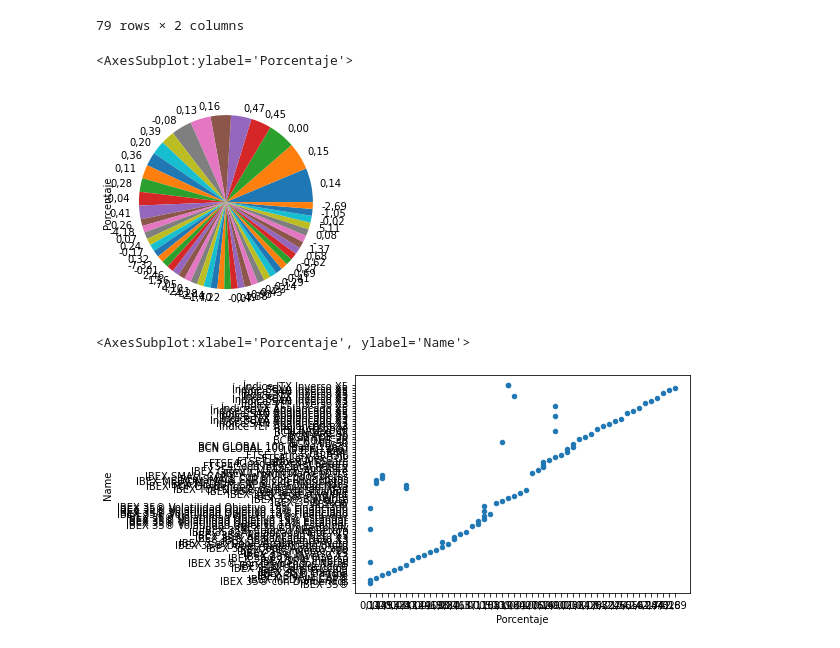
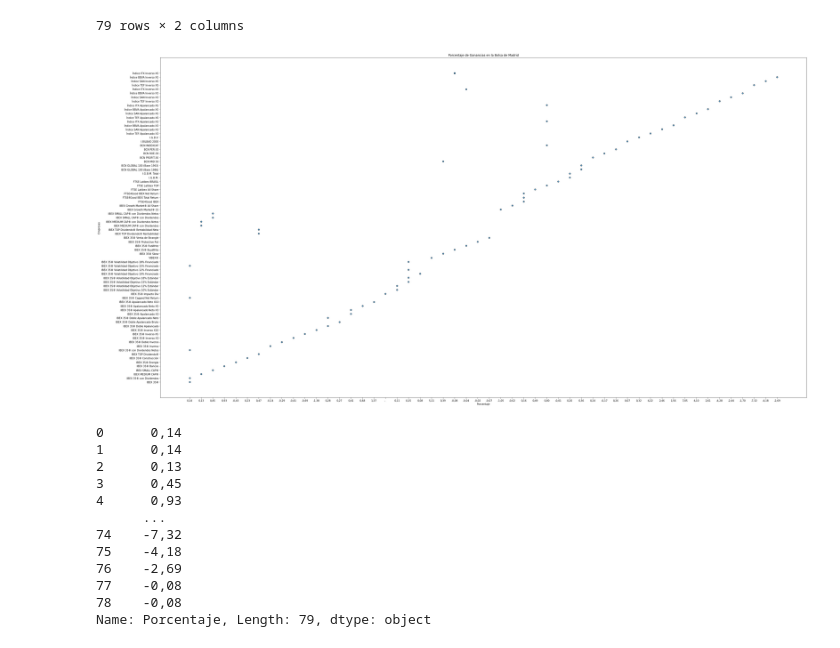
Before and after one commit to pptscdia2021/pp12021grupo7_a1-grupo-7, a Jupyter notebook: main.ipynb, the cells around one changed output. Drawn from its saved outputs; the diff is of its cells as text; code cells hidden in the pictures.

```diff
--- a/main.ipynb
+++ b/main.ipynb
@@ -72,14 +72,32 @@ df
 | 77 | Índice ITX Inverso X5 | -0,08 |
 | 78 | Índice ITX Inverso X5 | -0,08 |
 79 rows × 2 columns
-# %%
-serie=df.Porcentaje.value_counts()
-serie.plot.pie()
-# %% [output]
-<AxesSubplot:ylabel='Porcentaje'>
-[figure, removed]
-# %%
-df.plot.scatter(y="Name", x ="Porcentaje")
-# %% [output]
-<AxesSubplot:xlabel='Porcentaje', ylabel='Name'>
-[figure, removed]
+# %%
+
+
+names = df["Name"]
+porcentajes = df["Porcentaje"]
+
+matplotlib.rcParams["figure.figsize"] =40 , 20
+matplotlib.pyplot.scatter(porcentajes, names, edgecolors="black", linewidths=1,alpha=0.75)
+matplotlib.pyplot.title("Porcentaje de Ganancias en la Bolsa de Madrid")
+matplotlib.pyplot.xlabel("Porcentaje")
+matplotlib.pyplot.ylabel("Empresas")
+
+matplotlib.pyplot.tight_layout()
+matplotlib.pyplot.show()
+print(porcentajes)
+# %% [output]
+[figure, added]
+0      0,14
+1      0,14
+2      0,13
+3      0,45
+4      0,93
+      ...
+74    -7,32
+75    -4,18
+76    -2,69
+77    -0,08
+78    -0,08
+Name: Porcentaje, Length: 79, dtype: object
```
Also changed, not shown: parts of 1 cell of this notebook, 2 other files.
